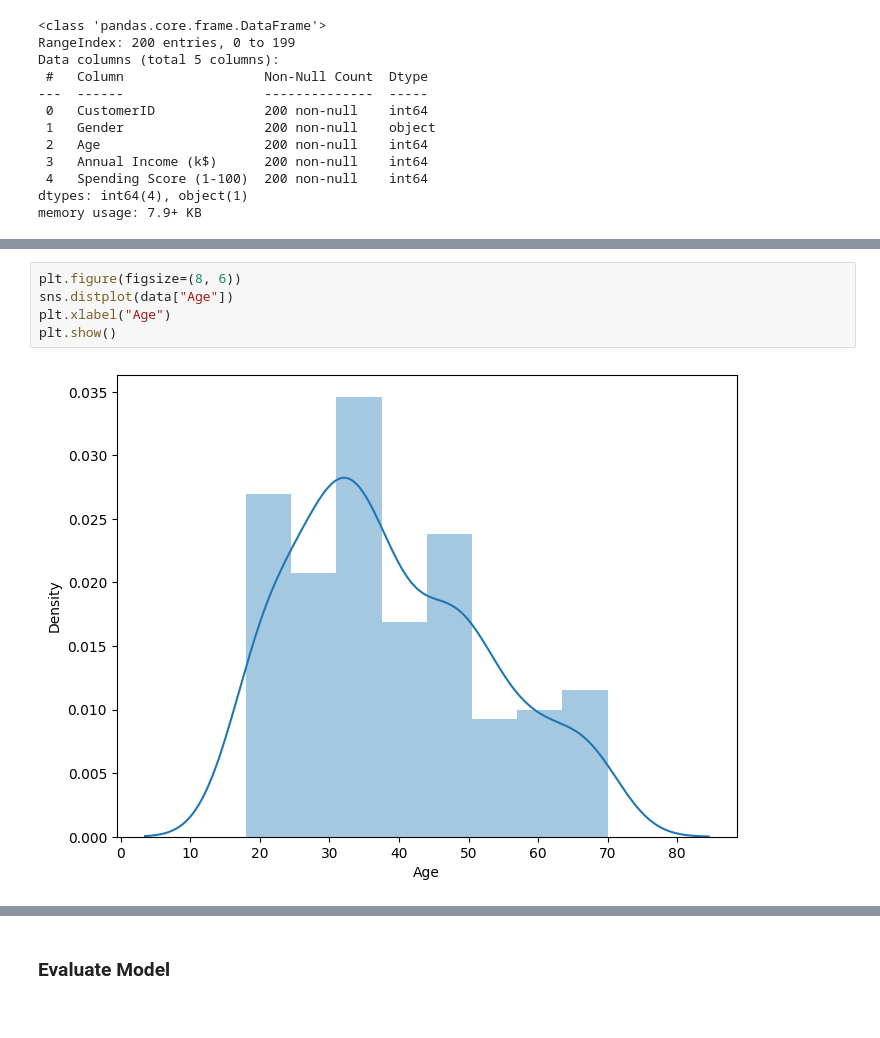
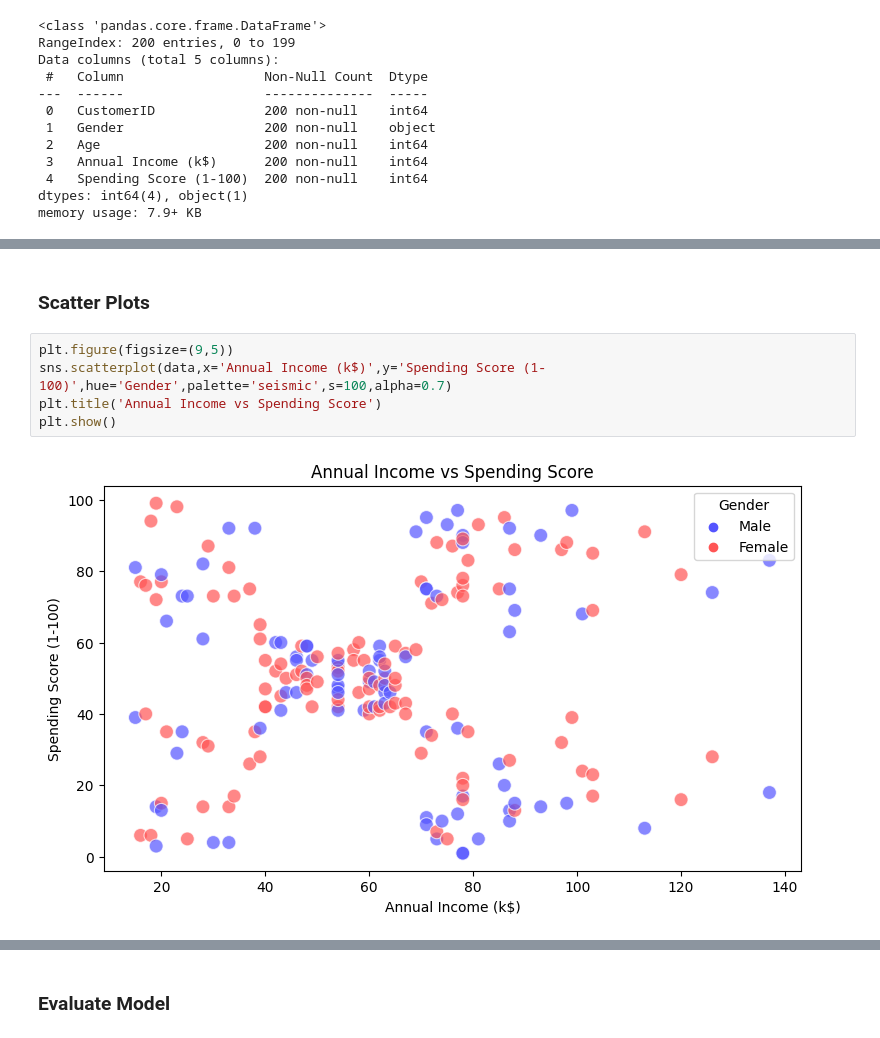
Before and after one commit to KevinUnedo/machine-learning-clustering, a Jupyter notebook: Group11_Project.ipynb, the cells around one changed output, grey strips where cells are left out. Saved outputs shown, nothing was run; the diff lists cells and outputs as text.

```diff
--- a/Group11_Project.ipynb
+++ b/Group11_Project.ipynb
@@ -107,7 +98,9 @@ plt.show()
-# %%
-plt.figure(figsize=(8, 6))
-sns.distplot(data["Age"])
-plt.xlabel("Age")
-plt.show()
-# %% [output]
-[figure, removed]
+# %% [markdown]
+### **Scatter Plots**
+# %%
+plt.figure(figsize=(9,5))
+sns.scatterplot(data,x='Annual Income (k$)',y='Spending Score (1-100)',hue='Gender',palette='seismic',s=100,alpha=0.7)
+plt.title('Annual Income vs Spending Score')
+plt.show()
+# %% [output]
+[figure, added]
```
Also changed, not shown: parts of 19 cells of this notebook.
